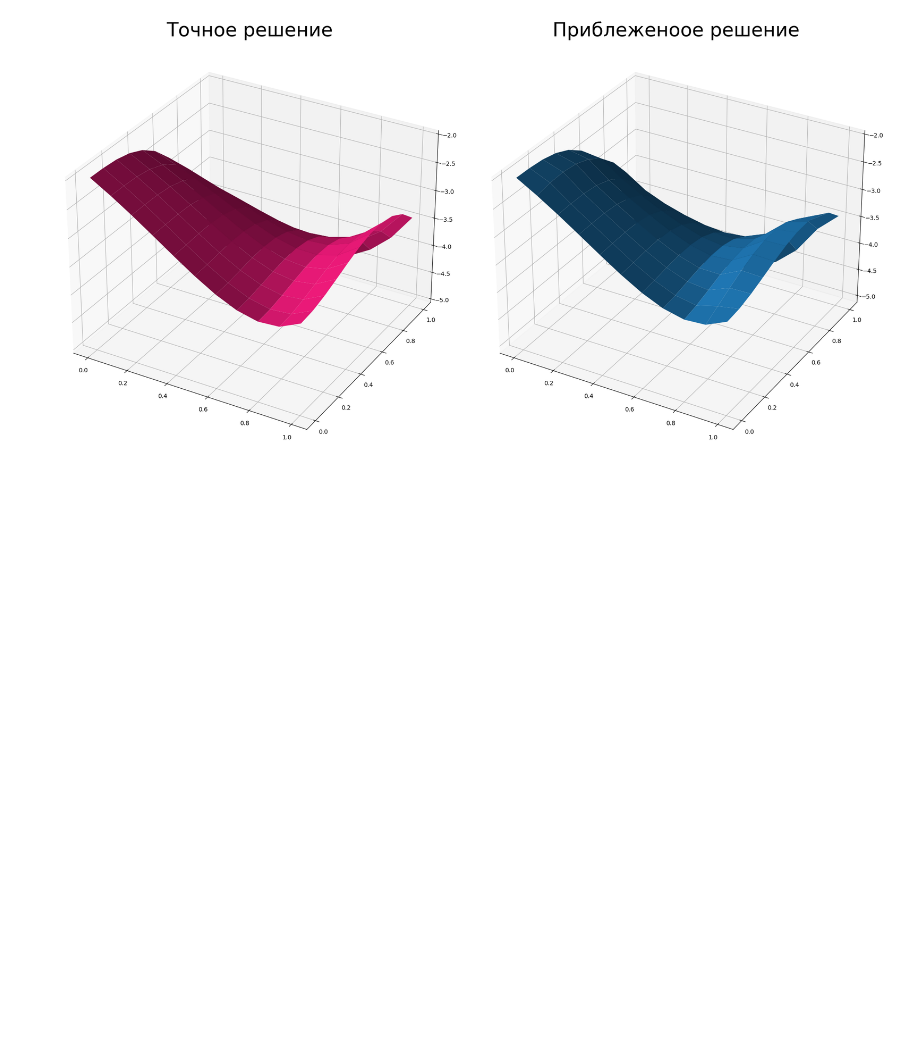
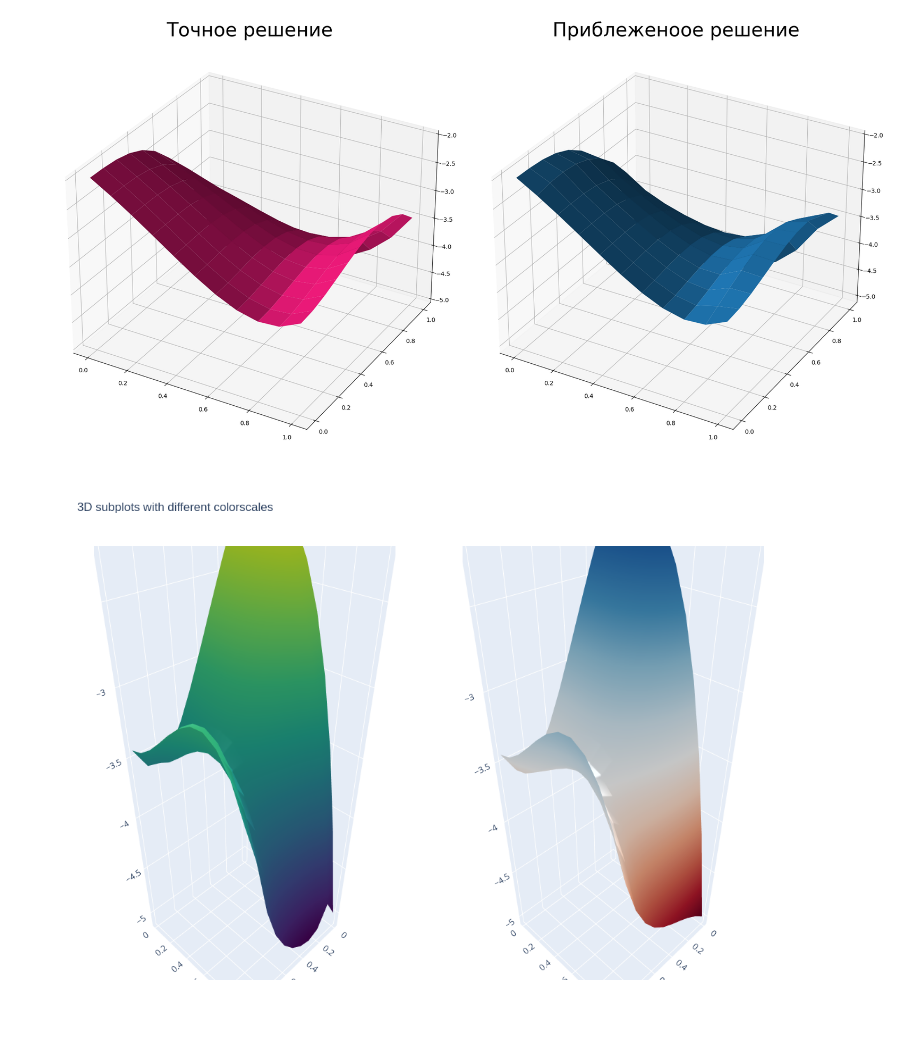
Before and after one commit to VeryBaDWerewolf/numerical-labs, a Jupyter notebook: Task1.ipynb, the cells around one changed output. Cells and saved outputs as stored; diff of their text form; code cells hidden in the pictures; blank space fills up the shorter version.

```diff
--- a/Task1.ipynb
+++ b/Task1.ipynb
@@ -99,3 +101,30 @@ fig.tight_layout()
 plt.show()
 # %% [output]
 [figure]
+# %%
+X, Y = np.meshgrid(x, t)
+y1 = bw_euler(x,t)
+
+fig = make_subplots(
+    rows=1, cols=2,
+    specs=[[{'type': 'surface'}, {'type': 'surface'}]])
+
+fig.add_trace(
+    go.Surface(x=X, y=Y, z=y1, colorscale='Viridis', showscale=False),
+    row=1, col=1)
+
+fig.add_trace(
+    go.Surface(x=X, y=Y, z=U(Y,X), colorscale='RdBu', showscale=False),
+    row=1, col=2)
+
+
+
+fig.update_layout(
+    title_text='3D subplots with different colorscales',
+    height=800,
+    width=800
+)
+
+fig.show()
+# %% [output]
+[figure, added]
```
Also changed, not shown: parts of 4 cells of this notebook.
